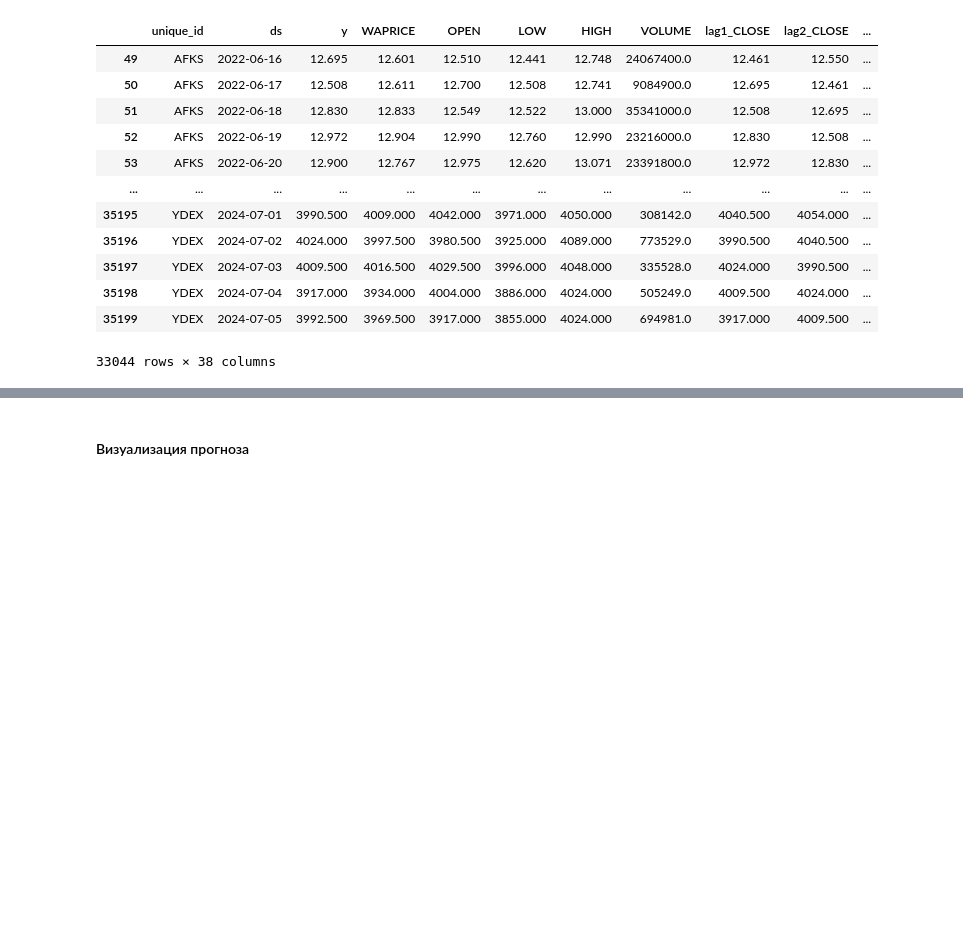
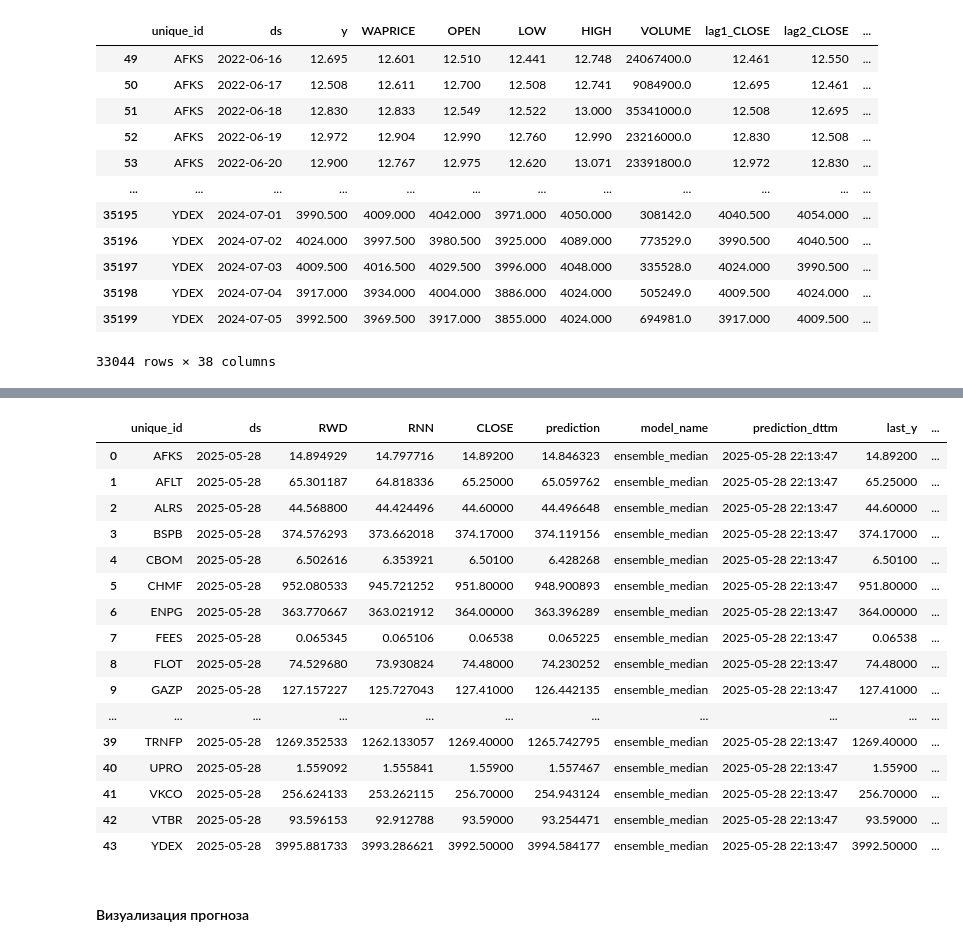
Before and after one commit to Zianielir/prediction_of_share_prices_service, a Jupyter notebook: final_model_train_and_inference.ipynb, the cells around one changed output, grey strips where cells are left out. Drawn from its saved outputs; the diff is of its cells as text; code cells hidden in the pictures; blank space fills up the shorter version.

Commit message:
add final model

```diff
--- a/final_model_train_and_inference.ipynb
+++ b/final_model_train_and_inference.ipynb
@@ -355,10 +351,10 @@ exog_cols = [col for col in df.columns if col not in set(['SECID', 'TRADEDATE',
 X = prepare_mlf_data(df, exog_cols=exog_cols)
 
 true_dates_range = sorted(X['ds'].unique())
-true_dates_range.append(true_dates_range[-1] + pd.Timedelta(days=1))
+true_dates_range += list(pd.date_range(start=true_dates_range[-1] + pd.Timedelta(days=1), periods=30))
 
 reindexed_dates_range = list(pd.date_range(start=X['ds'].min(), periods=X['ds'].nunique()))
-reindexed_dates_range.append(reindexed_dates_range[-1] + pd.Timedelta(days=1))
+reindexed_dates_range += list(pd.date_range(start=reindexed_dates_range[-1] + pd.Timedelta(days=1), periods=30))
 
 hashmap_reindex2true_dates = {false_date: true_date for true_date, false_date in zip(sorted(true_dates_range),
                                                                                      sorted(reindexed_dates_range))}
@@ -569,0 +458,4 @@ forecast_results
+# %%
+# Прогноз на следующий день
+pred_rnn = fcst.predict()
+pred_rnn['ds'] = pred_rnn['ds'].map(hashmap_reindex2true_dates)
@@ -570,3 +492,62 @@ forecast_results
+# %%
+forecasts_to_prod = preds_best.copy()
+
+# Переводим в нормальные индексы
+# forecasts_to_prod.loc[:, 'ds'] = preds_best.loc[:, 'ds'].map(hashmap_reindex2true_dates)
+
+X_train_reindexed = df_train_rwd.copy()
+X_train_reindexed.loc[:, 'ds'] = df_train_rwd.loc[:, 'ds'].map(hashmap_reindex2true_dates)
+
+# Переименовываем столбец предсказаний
+forecasts_to_prod.rename(columns={'ensemble_median': 'prediction'},
+                         inplace=True)
+
+# Добавляем столбец с моделью прогноза
+forecasts_to_prod.loc[:, 'model_name'] = 'ensemble_median'
+
+# Время когда был сделан прогноз
+now = datetime.now()
+current_time = now.strftime("%Y-%m-%d %H:%M:%S")
+
+forecasts_to_prod.loc[:, 'prediction_dttm'] = pd.to_datetime(current_time)
+
+# Описание предсказаний
+X_train_reindexed_last_date = X_train_reindexed.loc[X_train_reindexed['ds'] == X_train_reindexed['ds'].max()]
+
+forecast_results = forecasts_to_prod.merge(X_train_reindexed_last_date.loc[:, ['y', 'unique_id']], how='inner', left_on='unique_id', right_on='unique_id')
+forecast_results.rename(columns={'y': 'last_y'},
+              inplace=True)
+
+forecast_results['delta'] = forecast_results['prediction'] - forecast_results['last_y']
+forecast_results['delta_perc'] = forecast_results['delta'] / forecast_results['last_y']
+
+forecast_results['direction'] = np.where(
+    forecast_results['prediction'] > forecast_results['last_y'], 'Рост',
+    np.where(
+        forecast_results['prediction'] < forecast_results['last_y'], 'Падение',
+        'Без изменений'
+    )
+)
+
+forecast_results
+# %% [output]
+|  | unique_id | ds | RWD | RNN | CLOSE | prediction | model_name | prediction_dttm | last_y | ... |
+| 0 | AFKS | 2025-05-28 | 14.894929 | 14.797716 | 14.89200 | 14.846323 | ensemble_median | 2025-05-28 22:13:47 | 14.89200 | ... |
+| 1 | AFLT | 2025-05-28 | 65.301187 | 64.818336 | 65.25000 | 65.059762 | ensemble_median | 2025-05-28 22:13:47 | 65.25000 | ... |
+| 2 | ALRS | 2025-05-28 | 44.568800 | 44.424496 | 44.60000 | 44.496648 | ensemble_median | 2025-05-28 22:13:47 | 44.60000 | ... |
+| 3 | BSPB | 2025-05-28 | 374.576293 | 373.662018 | 374.17000 | 374.119156 | ensemble_median | 2025-05-28 22:13:47 | 374.17000 | ... |
+| 4 | CBOM | 2025-05-28 | 6.502616 | 6.353921 | 6.50100 | 6.428268 | ensemble_median | 2025-05-28 22:13:47 | 6.50100 | ... |
+| 5 | CHMF | 2025-05-28 | 952.080533 | 945.721252 | 951.80000 | 948.900893 | ensemble_median | 2025-05-28 22:13:47 | 951.80000 | ... |
+| 6 | ENPG | 2025-05-28 | 363.770667 | 363.021912 | 364.00000 | 363.396289 | ensemble_median | 2025-05-28 22:13:47 | 364.00000 | ... |
+| 7 | FEES | 2025-05-28 | 0.065345 | 0.065106 | 0.06538 | 0.065225 | ensemble_median | 2025-05-28 22:13:47 | 0.06538 | ... |
+| 8 | FLOT | 2025-05-28 | 74.529680 | 73.930824 | 74.48000 | 74.230252 | ensemble_median | 2025-05-28 22:13:47 | 74.48000 | ... |
+| 9 | GAZP | 2025-05-28 | 127.157227 | 125.727043 | 127.41000 | 126.442135 | ensemble_median | 2025-05-28 22:13:47 | 127.41000 | ... |
+| ... | ... | ... | ... | ... | ... | ... | ... | ... | ... | ... |
+| 39 | TRNFP | 2025-05-28 | 1269.352533 | 1262.133057 | 1269.40000 | 1265.742795 | ensemble_median | 2025-05-28 22:13:47 | 1269.40000 | ... |
+| 40 | UPRO | 2025-05-28 | 1.559092 | 1.555841 | 1.55900 | 1.557467 | ensemble_median | 2025-05-28 22:13:47 | 1.55900 | ... |
+| 41 | VKCO | 2025-05-28 | 256.624133 | 253.262115 | 256.70000 | 254.943124 | ensemble_median | 2025-05-28 22:13:47 | 256.70000 | ... |
+| 42 | VTBR | 2025-05-28 | 93.596153 | 92.912788 | 93.59000 | 93.254471 | ensemble_median | 2025-05-28 22:13:47 | 93.59000 | ... |
+| 43 | YDEX | 2025-05-28 | 3995.881733 | 3993.286621 | 3992.50000 | 3994.584177 | ensemble_median | 2025-05-28 22:13:47 | 3992.50000 | ... |
 # %% [markdown]
 #### Визуализация прогноза
 # %%
```
Also changed, not shown: parts of 25 cells of this notebook, 1 other file.
